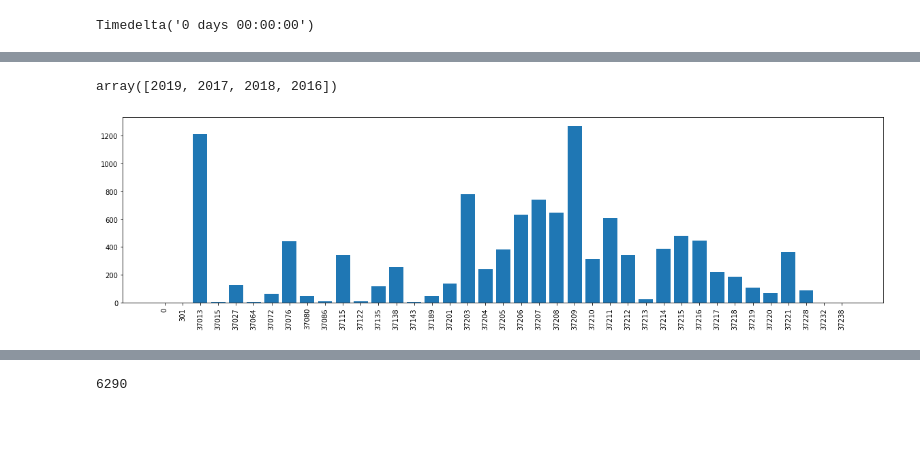
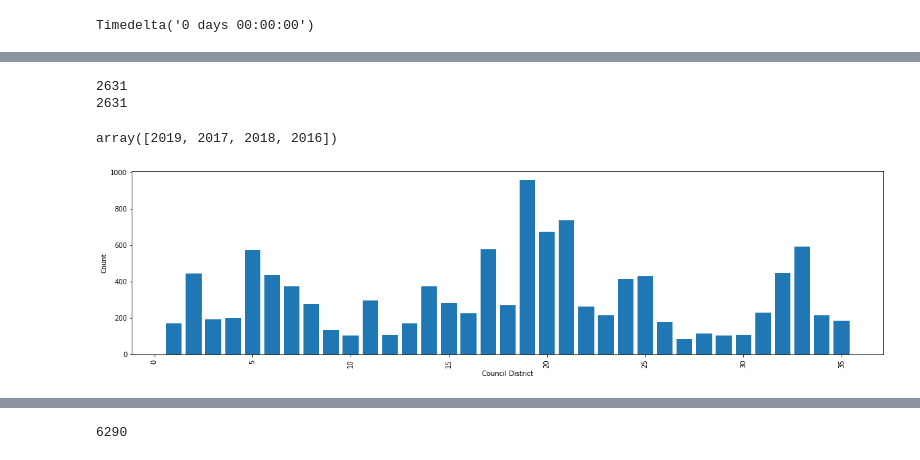
Before and after one commit to NSS-Data-Instructional-Stuff/data-analytics-jumpstart, a Jupyter notebook: da_js_dq2_testing/test_data_question.ipynb, the cells around one changed output, grey strips where cells are left out. Drawn from its saved outputs; the diff is of its cells as text; code cells hidden in the pictures; blank space fills up the shorter version.

```diff
--- a/da_js_dq2_testing/test_data_question.ipynb
+++ b/da_js_dq2_testing/test_data_question.ipynb
@@ -76,6 +77,7 @@ rename_cols = [
     'contact',
     'purpose',
     'council_district',
+    'mapped_location'
 ]
 # %%
 building_permits.columns = rename_cols
@@ -157,3 +148,13 @@ len(building_permits[(building_permits['date_issued'].dt.month == 9)&(building_p
+# %%
+# two ways to do it. I'm not sure if this should be included.
+
+print(len(building_permits[building_permits['lapse'] > pd.Timedelta('100 days')]))
+
+building_permits['lapse_days'] = building_permits['lapse'].astype(str).str.split(' ').str[0].astype(int)
+print(len(building_permits[building_permits['lapse_days'] > 100]))
+# %% [output]
+2631
+2631
 # %%
 building_permits['year'] = building_permits['date_issued'].dt.year
 # %%
@@ -163,4 +164,4 @@ array([2019, 2017, 2018, 2016])
 # %%
 building_permits_2019 = building_permits[building_permits['year'] == 2019]
 # %%
-building_permits_2019_zip_gb = building_permits_2019.groupby('zip_code').count().reset_index().iloc[:,:2]
+building_permits_2019_council_gb = building_permits_2019.groupby('council_district').count().reset_index().iloc[:,:2]
@@ -170,7 +168,12 @@ building_permits_2019_zip_gb['zip_code'] = building_permits_2019_zip_gb['zip_cod
+# %%
+building_permits_2019_council_gb.columns = ['council_district', 'dist_count']
+building_permits_2019_council_gb['council_district'] = building_permits_2019_council_gb['council_district']
 # %%
 plt.figure(figsize = (20, 5))
-plt.bar(building_permits_2019_zip_gb['zip_code'], building_permits_2019_zip_gb['zip_count'])
-plt.xticks(rotation = 90);
+plt.bar(building_permits_2019_council_gb['council_district'], building_permits_2019_council_gb['dist_count'])
+plt.xticks(rotation = 90)
+plt.xlabel('Council District')
+plt.ylabel('Count');
 # %% [output]
-[figure, old version]
+[figure, new version]
 # %%
```
Also changed, not shown: parts of 39 cells of this notebook.
